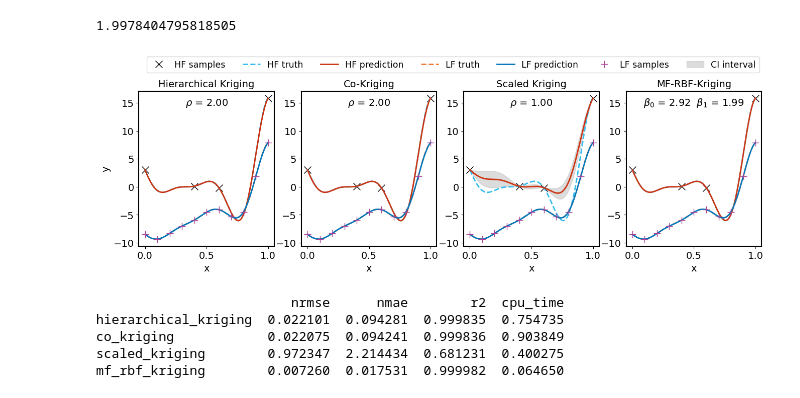
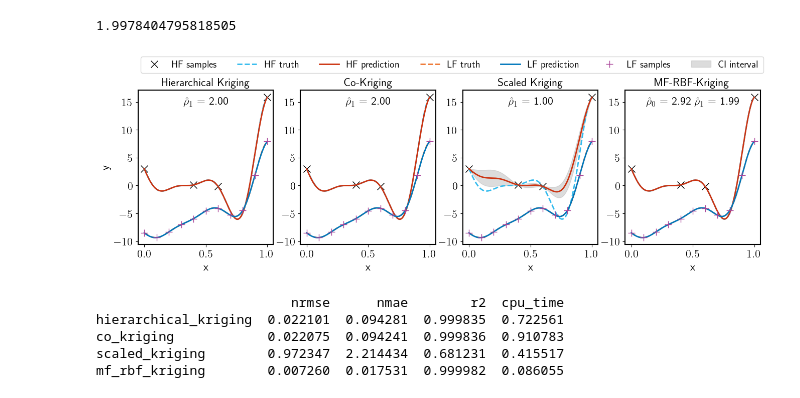
Before and after one commit to bessagroup/mfbml, a Jupyter notebook: studies/gpr_illustrative_examples/mf_rbf_kriging/mf_rbf_kriging_illustration.ipynb, the cells around one changed output. Cells and saved outputs as stored; diff of their text form; code cells hidden in the pictures.

```diff
--- a/studies/gpr_illustrative_examples/mf_rbf_kriging/mf_rbf_kriging_illustration.ipynb
+++ b/studies/gpr_illustrative_examples/mf_rbf_kriging/mf_rbf_kriging_illustration.ipynb
@@ -85,8 +85,7 @@ cpu_time:  0.06465005874633789
 # %%
 # train model
 start_time = time.time()
-hk_model = HierarchicalKriging(
-    design_space=func.design_space, optimizer_restart=20)
+hk_model = HierarchicalKriging(design_space=func.design_space, optimizer_restart=20)
 hk_model.train(samples=sample_x, responses=sample_y)
 # get prediction of low fidelity
 hk_pred_ly = hk_model.predict_lf(test_xl=test_x)
@@ -169,7 +168,8 @@ hk_model.mu
 1.9978404795818505
 # %%
 # plot results in 2x2 grid
-font_size = 14
+font_size = 16
+plt.rcParams["text.usetex"] = True
 fig, ax = plt.subplots(1, 4, figsize=(16, 4))
 ax[3].plot(
     sample_x["hf"],
@@ -179,14 +179,10 @@ ax[3].plot(
     markersize=10,
     label="HF samples",
 )
-ax[3].plot(test_x, test_hy, "--", color="#33BBEE",
-           linewidth=2, label="HF truth")
-ax[3].plot(test_x, pred_y, "-", color="#CC3311",
-           linewidth=2, label="HF prediction")
-ax[3].plot(test_x, test_ly, "--", color="#EE7733",
-           linewidth=2, label="LF truth")
-ax[3].plot(test_x, pred_ly, "-", color="#0077BB",
-           linewidth=2, label="LF prediction")
+ax[3].plot(test_x, test_hy, "--", color="#33BBEE", linewidth=2, label="HF truth")
+ax[3].plot(test_x, pred_y, "-", color="#CC3311", linewidth=2, label="HF prediction")
+ax[3].plot(test_x, test_ly, "--", color="#EE7733", linewidth=2, label="LF truth")
+ax[3].plot(test_x, pred_ly, "-", color="#0077BB", linewidth=2, label="LF prediction")
 ax[3].plot(
     sample_x["lf"],
     sample_y["lf"],
@@ -217,14 +213,10 @@ ax[0].plot(
     markersize=10,
     label="HF samples",
 )
-ax[0].plot(test_x, test_hy, "--", color="#33BBEE",
-           linewidth=2, label="HF truth")
-ax[0].plot(test_x, hk_pred_hy, "-", color="#CC3311",
-           linewidth=2, label="HF prediction")
-ax[0].plot(test_x, test_ly, "--", color="#EE7733",
-           linewidth=2, label="LF truth")
-ax[0].plot(test_x, hk_pred_ly, "-", color="#0077BB",
-           linewidth=2, label="LF prediction")
+ax[0].plot(test_x, test_hy, "--", color="#33BBEE", linewidth=2, label="HF truth")
+ax[0].plot(test_x, hk_pred_hy, "-", color="#CC3311", linewidth=2, label="HF prediction")
+ax[0].plot(test_x, test_ly, "--", color="#EE7733", linewidth=2, label="LF truth")
+ax[0].plot(test_x, hk_pred_ly, "-", color="#0077BB", linewidth=2, label="LF prediction")
 ax[0].plot(
     sample_x["lf"],
     sample_y["lf"],
@@ -255,14 +247,10 @@ ax[1].plot(
     markersize=10,
     label="HF samples",
 )
-ax[1].plot(test_x, test_hy, "--", color="#33BBEE",
-           linewidth=2, label="HF truth")
-ax[1].plot(test_x, ck_pred_hy, "-", color="#CC3311",
-           linewidth=2, label="HF prediction")
-ax[1].plot(test_x, test_ly, "--", color="#EE7733",
-           linewidth=2, label="LF truth")
-ax[1].plot(test_x, ck_pred_ly, "-", color="#0077BB",
-           linewidth=2, label="LF prediction")
+ax[1].plot(test_x, test_hy, "--", color="#33BBEE", linewidth=2, label="HF truth")
+ax[1].plot(test_x, ck_pred_hy, "-", color="#CC3311", linewidth=2, label="HF prediction")
+ax[1].plot(test_x, test_ly, "--", color="#EE7733", linewidth=2, label="LF truth")
+ax[1].plot(test_x, ck_pred_ly, "-", color="#0077BB", linewidth=2, label="LF prediction")
 ax[1].plot(
     sample_x["lf"],
     sample_y["lf"],
@@ -293,14 +281,10 @@ ax[2].plot(
     markersize=10,
     label="HF samples",
 )
-ax[2].plot(test_x, test_hy, "--", color="#33BBEE",
-           linewidth=2, label="HF truth")
-ax[2].plot(test_x, sk_pred_hy, "-", color="#CC3311",
-           linewidth=2, label="HF prediction")
-ax[2].plot(test_x, test_ly, "--", color="#EE7733",
-           linewidth=2, label="LF truth")
-ax[2].plot(test_x, sk_pred_ly, "-", color="#0077BB",
-           linewidth=2, label="LF prediction")
+ax[2].plot(test_x, test_hy, "--", color="#33BBEE", linewidth=2, label="HF truth")
+ax[2].plot(test_x, sk_pred_hy, "-", color="#CC3311", linewidth=2, label="HF prediction")
+ax[2].plot(test_x, test_ly, "--", color="#EE7733", linewidth=2, label="LF truth")
+ax[2].plot(test_x, sk_pred_ly, "-", color="#0077BB", linewidth=2, label="LF prediction")
 ax[2].plot(
     sample_x["lf"],
     sample_y["lf"],
@@ -322,7 +306,7 @@ ax[2].fill_between(
 ax[0].text(
     0.5,
     15.0,
-    r"$\rho$ = {:.2f}".format(
+    r"$\hat \rho_1$ = {:.2f}".format(
         hk_model.mu,
     ),
     fontsize=font_size,
@@ -333,7 +317,7 @@ ax[0].text(
 ax[1].text(
     0.5,
     15.0,
-    r"$\rho$ = {:.2f}".format(
+    r"$\hat \rho_1$ = {:.2f}".format(
         ck_model.rho,
     ),
     fontsize=font_size,
@@ -344,7 +328,7 @@ ax[1].text(
 ax[2].text(
     0.5,
     15.0,
-    r"$\rho$ = {:.2f}".format(
+    r"$\hat \rho_1$ = {:.2f}".format(
         1.0,
     ),
     fontsize=font_size,
@@ -353,37 +337,36 @@ ax[2].text(
     backgroundcolor="white",
 )
 # two numbers on the middle top of the plot for mf-rbf-kriging on two lines
 ax[3].text(
     0.5,
     15.0,
-    r"$\beta_0$ = {:.2f}  $\beta_1$ = {:.2f}".format(
+    r"$\hat \rho_0$ = {:.2f}  $\hat \rho_1$ = {:.2f}".format(
         mfrbfkriging_model.beta[0, 0], mfrbfkriging_model.beta[1, 0]
     ),
     fontsize=font_size,
     ha="center",
     va="center",
     backgroundcolor="white",
 )
 
 ax[2].set_title("Scaled Kriging", fontsize=font_size)
 ax[2].set_ylabel(" ", fontsize=font_size)
 ax[2].set_xlabel("x", fontsize=font_size)
 
 
-plt.legend(loc="upper center", bbox_to_anchor=(-1.28, 1.25),
-           ncol=7, fontsize=12.5)
+plt.legend(loc="upper center", bbox_to_anchor=(-1.28, 1.25), ncol=7, fontsize=14)
 # set the font size of axis
 for i in range(4):
     ax[i].tick_params(axis="both", which="major", labelsize=font_size)
     # set the line width of the axis
     for axis in ["top", "bottom", "left", "right"]:
         ax[i].spines[axis].set_linewidth(1.5)
 plt.savefig("mf_rbf_gpr_noiseless_1d.pdf", bbox_inches="tight", dpi=300)
 plt.savefig("mf_rbf_gpr_noiseless_1d.png", bbox_inches="tight", dpi=300)
 plt.savefig("mf_rbf_gpr_noiseless_1d.svg", bbox_inches="tight", dpi=300)
 plt.show()
 # %% [output]
-[figure, old version]
+[figure, new version]
 # %%
 # save the results into a pandas dataframe
 df = pd.DataFrame(columns=["nrmse", "nmae", "r2", "cpu_time"])
@@ -403,7 +386,7 @@ df.to_csv("result_of_illustrative_example.csv")
 print(df)
 # %% [output]
                          nrmse      nmae        r2  cpu_time
-hierarchical_kriging  0.022101  0.094281  0.999835  0.754735
-co_kriging            0.022075  0.094241  0.999836  0.903849
-scaled_kriging        0.972347  2.214434  0.681231  0.400275
-mf_rbf_kriging        0.007260  0.017531  0.999982  0.064650
+hierarchical_kriging  0.022101  0.094281  0.999835  0.722561
+co_kriging            0.022075  0.094241  0.999836  0.910783
+scaled_kriging        0.972347  2.214434  0.681231  0.415517
+mf_rbf_kriging        0.007260  0.017531  0.999982  0.086055
```
Also changed, not shown: parts of 4 cells of this notebook, 56 other files.
